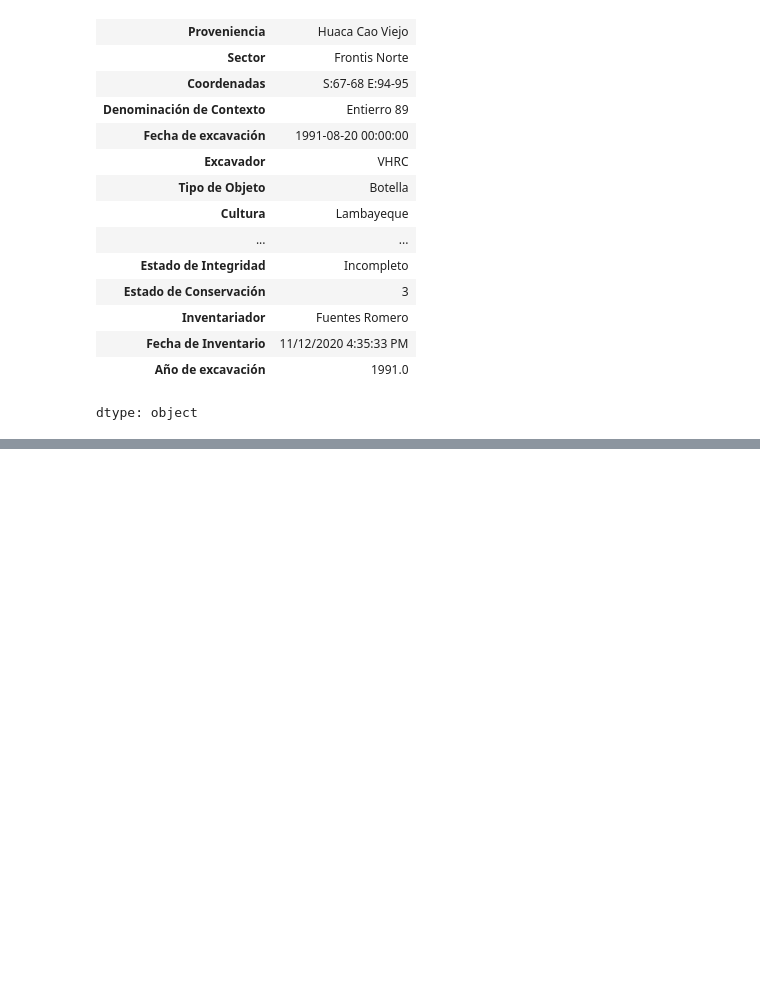
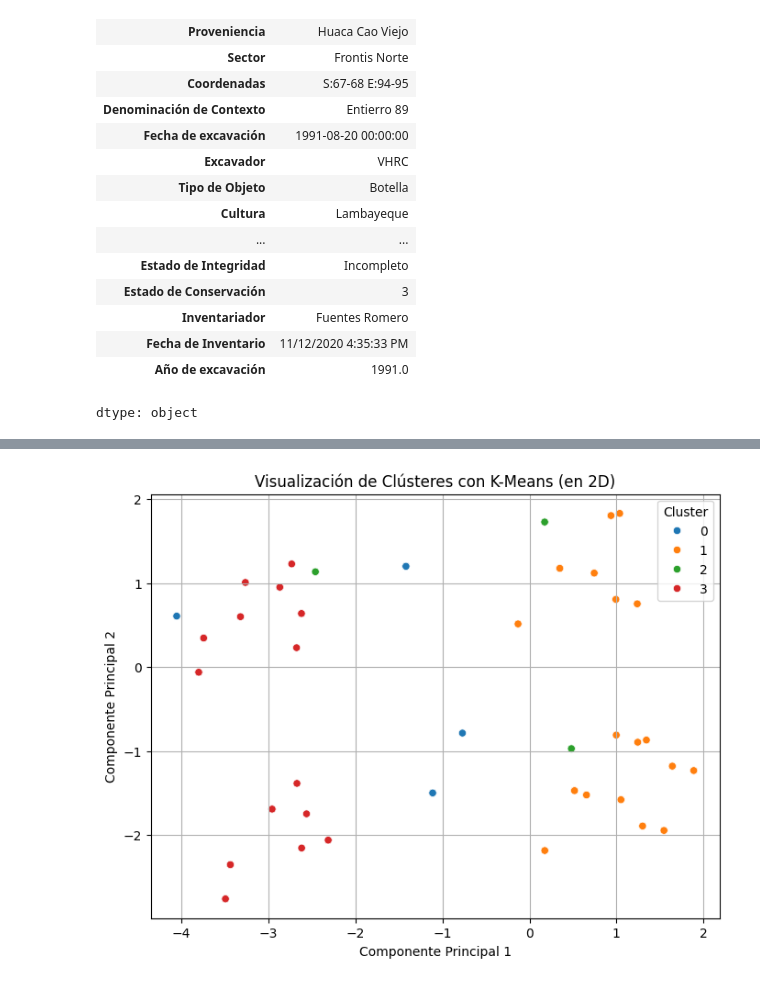
Before and after one commit to Charlez42/proyecto-final-hc-carlos-fuentes, a Jupyter notebook: TRABAJO_FINAL_HC_PIEZAS_CERÁMICAS_Último.ipynb, the cells around one changed output, grey strips where cells are left out. Saved outputs shown, nothing was run; the diff lists cells and outputs as text; code cells hidden in the pictures; blank space fills up the shorter version.

```diff
--- a/TRABAJO_FINAL_HC_PIEZAS_CERÁMICAS_Último.ipynb
+++ b/TRABAJO_FINAL_HC_PIEZAS_CERÁMICAS_Último.ipynb
@@ -547,0 +610,31 @@ dtype: object
+# %%
+# REALIZAREMOS EL ANÁLISIS CON K-MEANS PARA VER SI LA CANTIDAD DE AGRUPACIONES SON SIMILARES A LAS REALIZADAS CON EL DBSCAN, EN ESTA OCASIÓN USAREMOS EL K=4
+
+import matplotlib.pyplot as plt
+
+scaler = StandardScaler()
+X_scaled = scaler.fit_transform(final_filter_df)
+
+k = 4
+kmeans = KMeans(n_clusters=k, random_state=42, n_init='auto')
+kmeans.fit(X_scaled)
+
+final_filter_df['Cluster_KMeans'] = kmeans.labels_
+
+from sklearn.decomposition import PCA
+pca = PCA(n_components=2)
+X_pca = pca.fit_transform(X_scaled)
+
+df_plot = pd.DataFrame(X_pca, columns=['PC1', 'PC2'])
+df_plot['Cluster'] = kmeans.labels_
+
+plt.figure(figsize=(8, 6))
+sns.scatterplot(data=df_plot, x='PC1', y='PC2', hue='Cluster', palette='tab10')
+plt.title('Visualización de Clústeres con K-Means (en 2D)')
+plt.xlabel('Componente Principal 1')
+plt.ylabel('Componente Principal 2')
+plt.legend(title='Cluster')
+plt.grid(True)
+plt.show()
+# %% [output]
+[figure, added]
```
Also changed, not shown: parts of 11 cells of this notebook.
